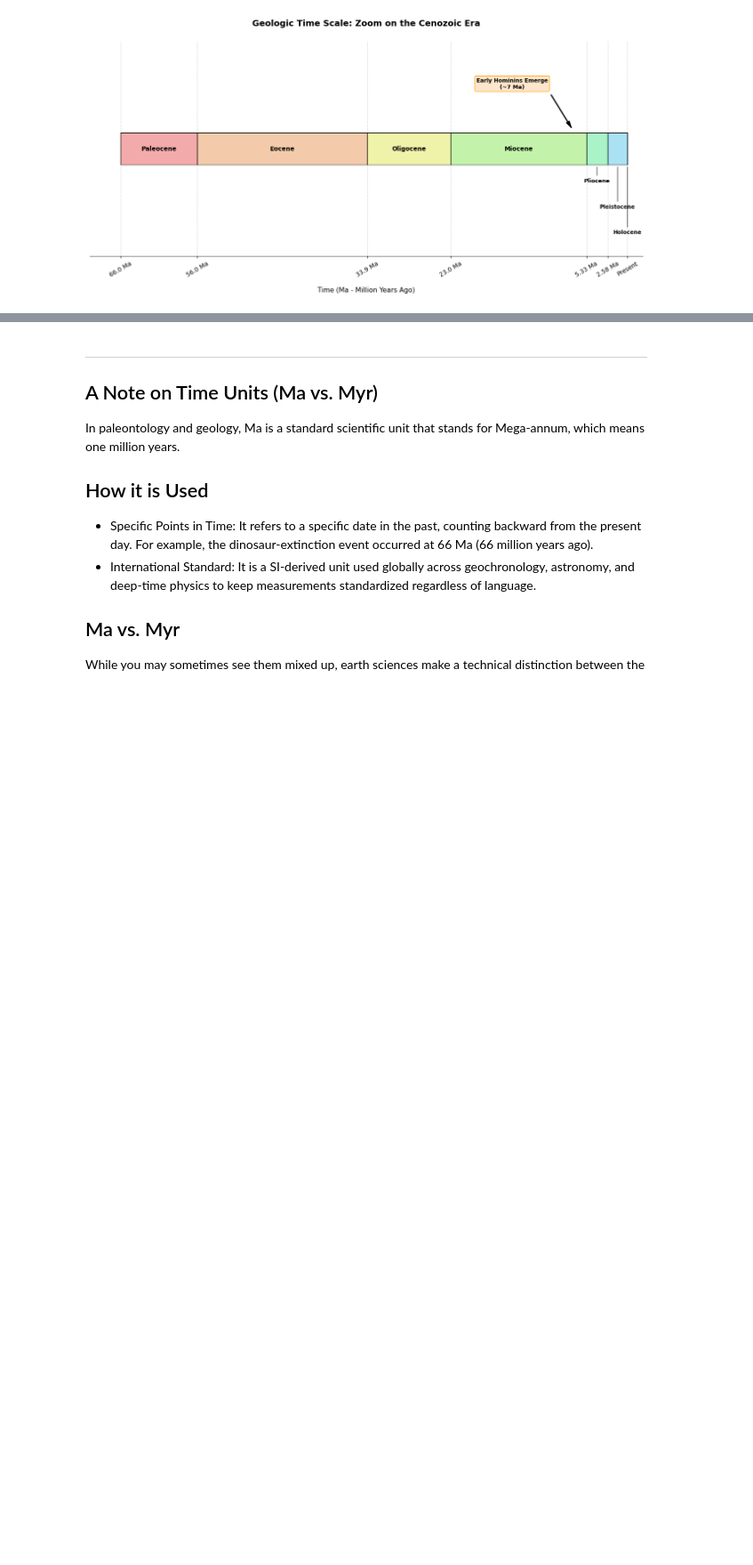
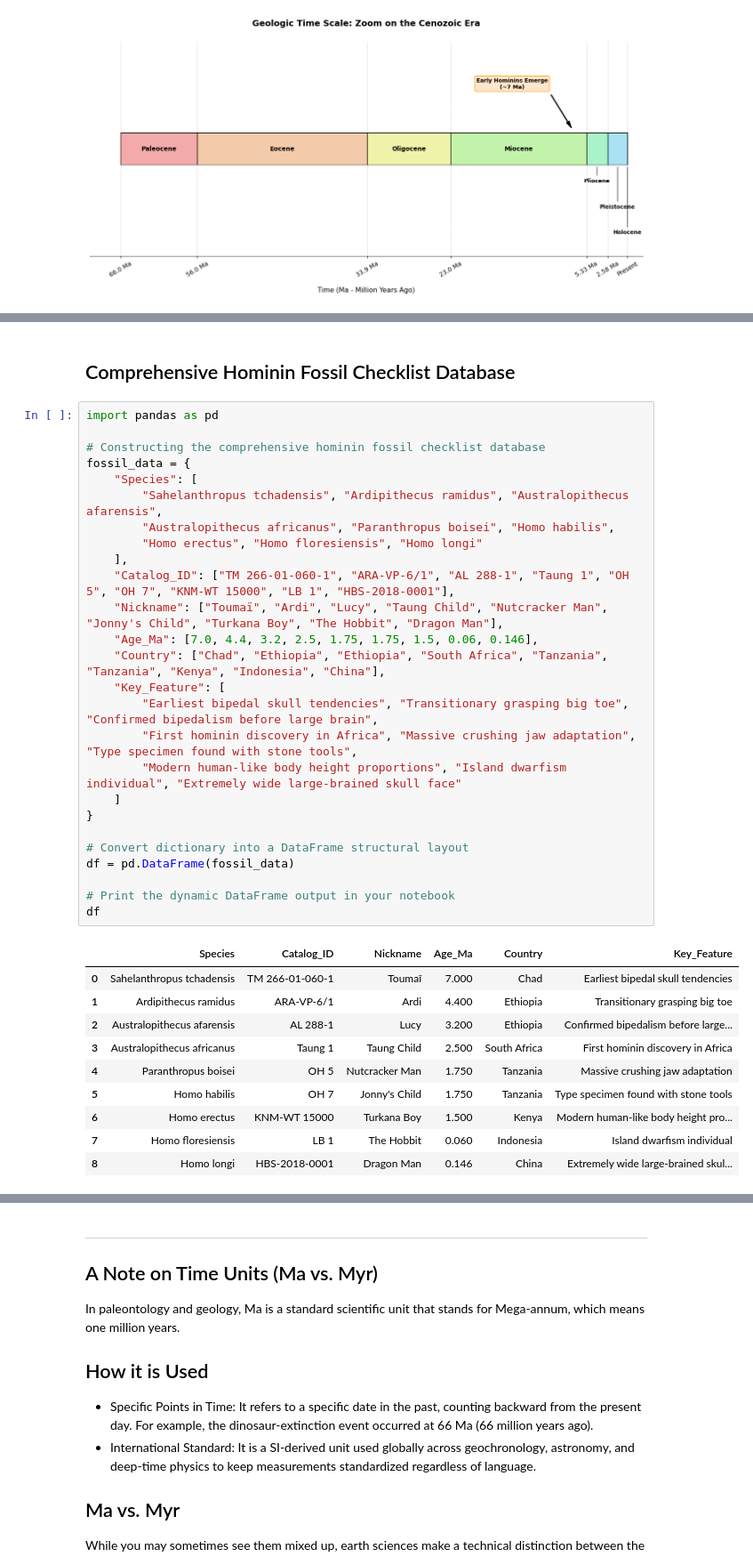
Before and after one commit to alreich/demographics, a Jupyter notebook: notebooks/official_geologic_time_scale.ipynb, the cells around one changed output, grey strips where cells are left out. Shown at 89% size. Saved outputs shown, nothing was run; the diff lists cells and outputs as text; blank space fills up the shorter version.

Commit message:
WIP: hominin chronology figures

```diff
--- a/notebooks/official_geologic_time_scale.ipynb
+++ b/notebooks/official_geologic_time_scale.ipynb
@@ -318,0 +209,39 @@ plt.show()
+# %% [markdown]
+## Comprehensive Hominin Fossil Checklist Database
+# %%
+import pandas as pd
+
+# Constructing the comprehensive hominin fossil checklist database
+fossil_data = {
+    "Species": [
+        "Sahelanthropus tchadensis", "Ardipithecus ramidus", "Australopithecus afarensis",
+        "Australopithecus africanus", "Paranthropus boisei", "Homo habilis",
+        "Homo erectus", "Homo floresiensis", "Homo longi"
+    ],
+    "Catalog_ID": ["TM 266-01-060-1", "ARA-VP-6/1", "AL 288-1", "Taung 1", "OH 5", "OH 7", "KNM-WT 15000", "LB 1", "HBS-2018-0001"],
+    "Nickname": ["Toumaï", "Ardi", "Lucy", "Taung Child", "Nutcracker Man", "Jonny's Child", "Turkana Boy", "The Hobbit", "Dragon Man"],
+    "Age_Ma": [7.0, 4.4, 3.2, 2.5, 1.75, 1.75, 1.5, 0.06, 0.146],
+    "Country": ["Chad", "Ethiopia", "Ethiopia", "South Africa", "Tanzania", "Tanzania", "Kenya", "Indonesia", "China"],
+    "Key_Feature": [
+        "Earliest bipedal skull tendencies", "Transitionary grasping big toe", "Confirmed bipedalism before large brain",
+        "First hominin discovery in Africa", "Massive crushing jaw adaptation", "Type specimen found with stone tools",
+        "Modern human-like body height proportions", "Island dwarfism individual", "Extremely wide large-brained skull face"
+    ]
+}
+
+# Convert dictionary into a DataFrame structural layout
+df = pd.DataFrame(fossil_data)
+
+# Print the dynamic DataFrame output in your notebook
+df
+# %% [output]
+|  | Species | Catalog_ID | Nickname | Age_Ma | Country | Key_Feature |
+| 0 | Sahelanthropus tchadensis | TM 266-01-060-1 | Toumaï | 7.000 | Chad | Earliest bipedal skull tendencies |
+| 1 | Ardipithecus ramidus | ARA-VP-6/1 | Ardi | 4.400 | Ethiopia | Transitionary grasping big toe |
+| 2 | Australopithecus afarensis | AL 288-1 | Lucy | 3.200 | Ethiopia | Confirmed bipedalism before large... |
+| 3 | Australopithecus africanus | Taung 1 | Taung Child | 2.500 | South Africa | First hominin discovery in Africa |
+| 4 | Paranthropus boisei | OH 5 | Nutcracker Man | 1.750 | Tanzania | Massive crushing jaw adaptation |
+| 5 | Homo habilis | OH 7 | Jonny's Child | 1.750 | Tanzania | Type specimen found with stone tools |
+| 6 | Homo erectus | KNM-WT 15000 | Turkana Boy | 1.500 | Kenya | Modern human-like body height pro... |
+| 7 | Homo floresiensis | LB 1 | The Hobbit | 0.060 | Indonesia | Island dwarfism individual |
+| 8 | Homo longi | HBS-2018-0001 | Dragon Man | 0.146 | China | Extremely wide large-brained skul... |
```
Also changed, not shown: parts of 8 cells of this notebook, 4 other files.
